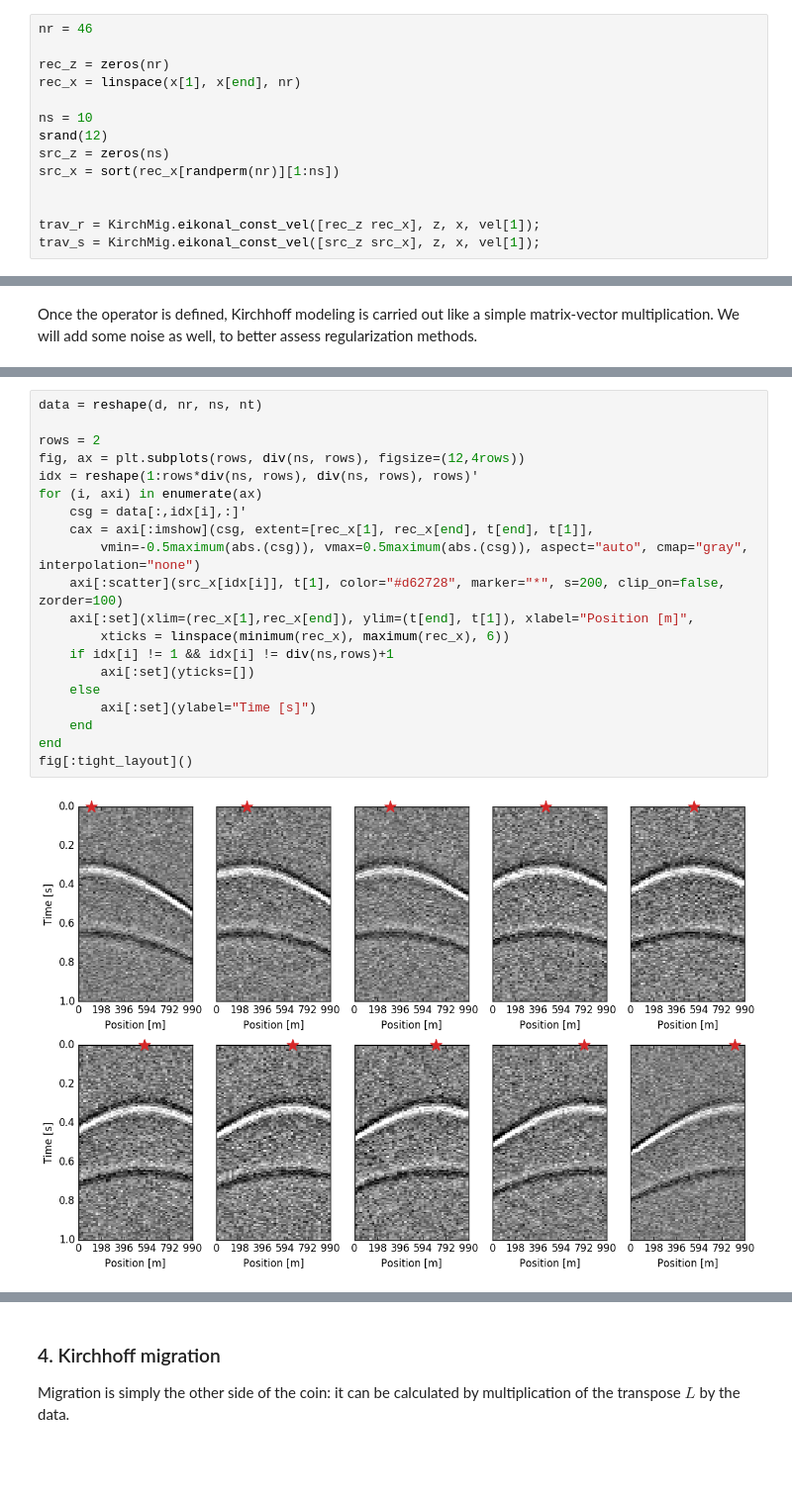
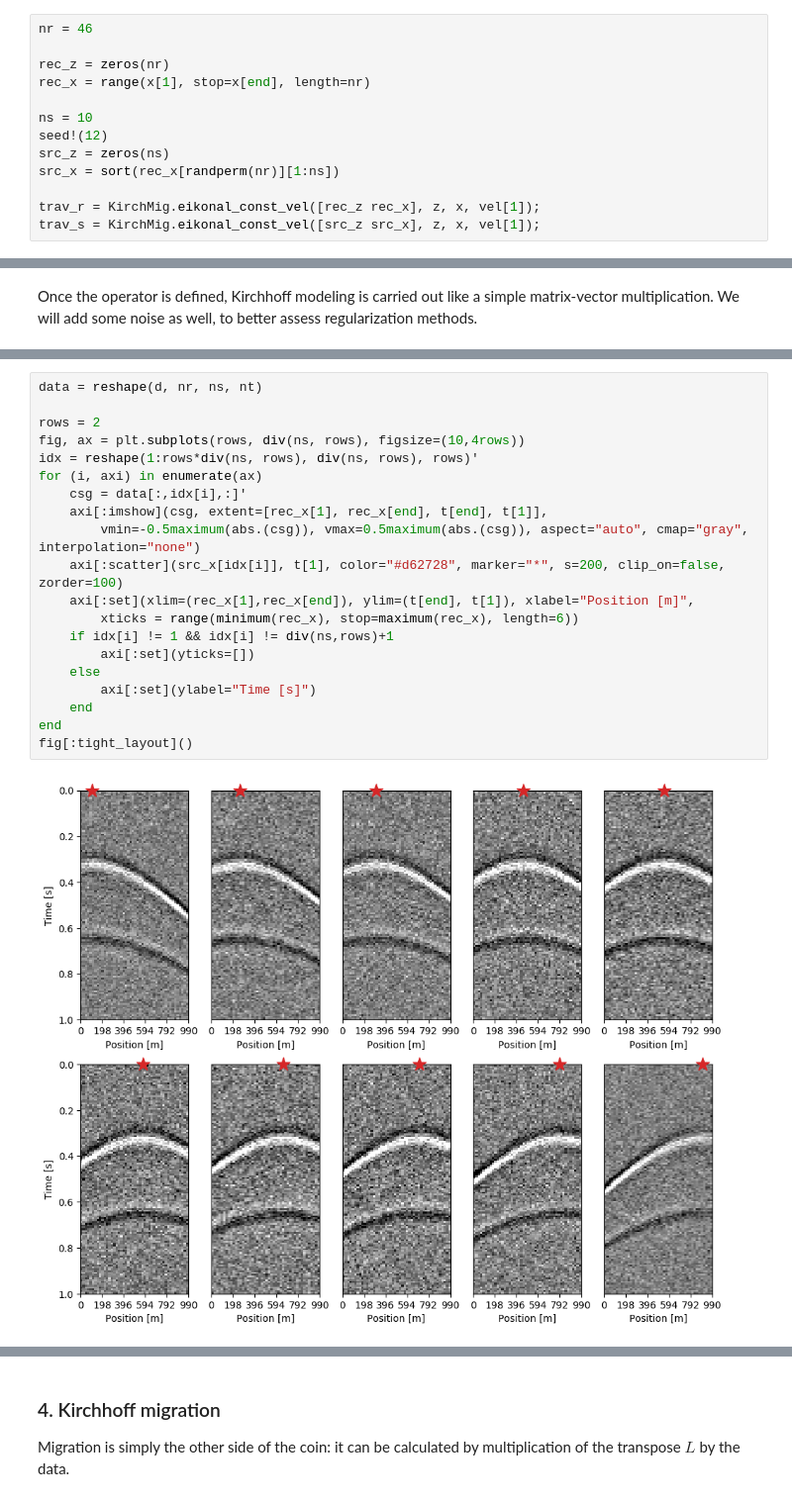
Before and after one commit to cako/KirchMig.jl, a Jupyter notebook: notebooks/LayerCake-RegularizationPart1.ipynb, the cells around one changed output, grey strips where cells are left out. Shown at 99% size. Saved outputs shown, nothing was run; the diff lists cells and outputs as text; blank space fills up the shorter version.

```diff
--- a/notebooks/LayerCake-RegularizationPart1.ipynb
+++ b/notebooks/LayerCake-RegularizationPart1.ipynb
@@ -87,14 +93,13 @@ Previously we used coinciding sources/receivers, this time we will use randomize
 nr = 46
 
 rec_z = zeros(nr)
-rec_x = linspace(x[1], x[end], nr)
+rec_x = range(x[1], stop=x[end], length=nr)
 
 ns = 10
-srand(12)
+seed!(12)
 src_z = zeros(ns)
 src_x = sort(rec_x[randperm(nr)][1:ns])
 
-
 trav_r = KirchMig.eikonal_const_vel([rec_z rec_x], z, x, vel[1]);
 trav_s = KirchMig.eikonal_const_vel([src_z src_x], z, x, vel[1]);
 # %%
@@ -142,22 +146,22 @@ d += n*std(d)/std(n);
 # %%
 data = reshape(d, nr, ns, nt)
 
 rows = 2
-fig, ax = plt.subplots(rows, div(ns, rows), figsize=(12,4rows))
+fig, ax = plt.subplots(rows, div(ns, rows), figsize=(10,4rows))
 idx = reshape(1:rows*div(ns, rows), div(ns, rows), rows)'
 for (i, axi) in enumerate(ax)
     csg = data[:,idx[i],:]'
-    cax = axi[:imshow](csg, extent=[rec_x[1], rec_x[end], t[end], t[1]],
+    axi[:imshow](csg, extent=[rec_x[1], rec_x[end], t[end], t[1]],
         vmin=-0.5maximum(abs.(csg)), vmax=0.5maximum(abs.(csg)), aspect="auto", cmap="gray", interpolation="none")
     axi[:scatter](src_x[idx[i]], t[1], color="#d62728", marker="*", s=200, clip_on=false, zorder=100)
     axi[:set](xlim=(rec_x[1],rec_x[end]), ylim=(t[end], t[1]), xlabel="Position [m]",
-        xticks = linspace(minimum(rec_x), maximum(rec_x), 6))
+        xticks = range(minimum(rec_x), stop=maximum(rec_x), length=6))
     if idx[i] != 1 && idx[i] != div(ns,rows)+1
         axi[:set](yticks=[])
     else
         axi[:set](ylabel="Time [s]")
     end
 end
 fig[:tight_layout]()
 # %% [output]
-[figure, old version]
+[figure, new version]
```
Also changed, not shown: parts of 19 cells of this notebook, 1 other file.
